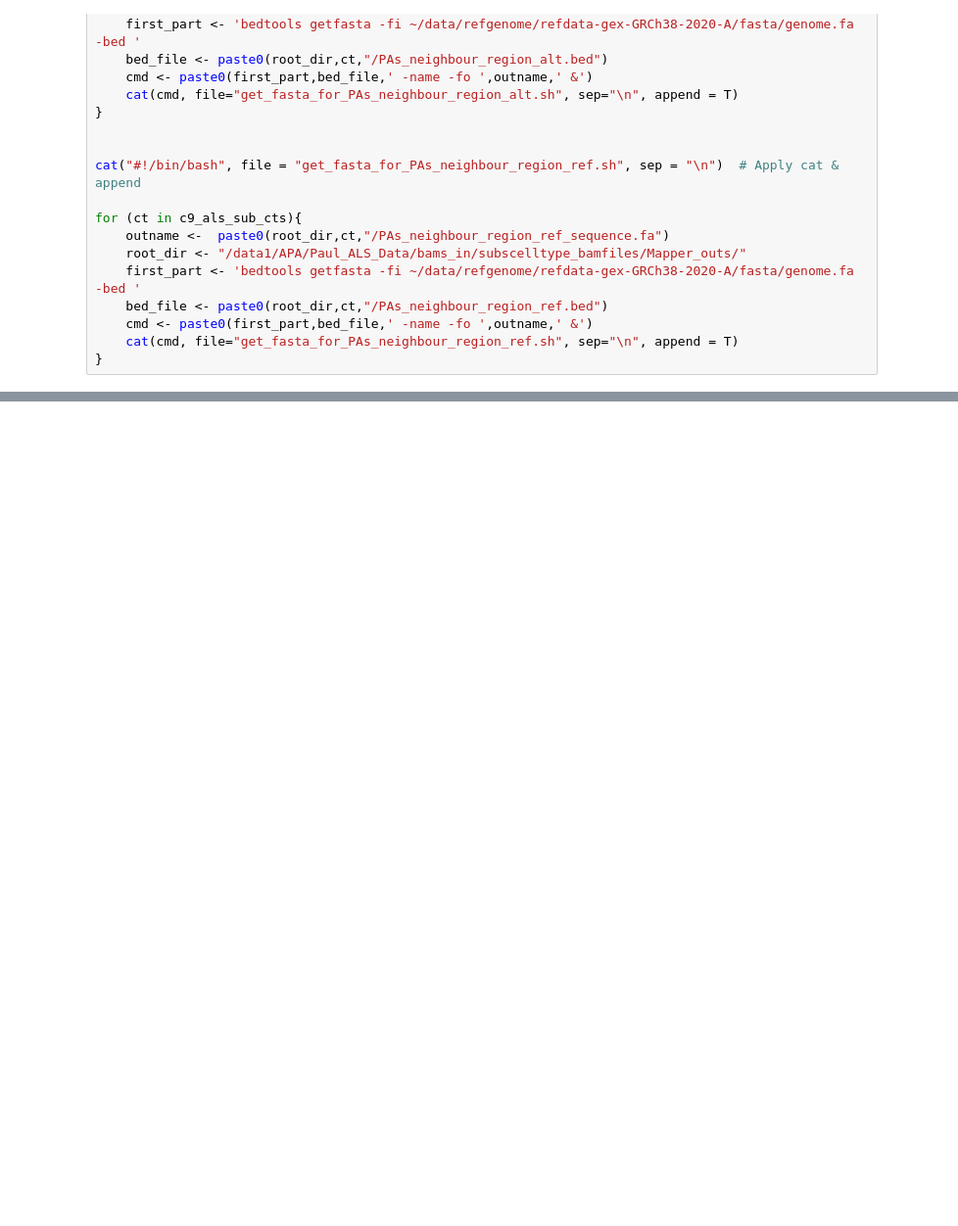
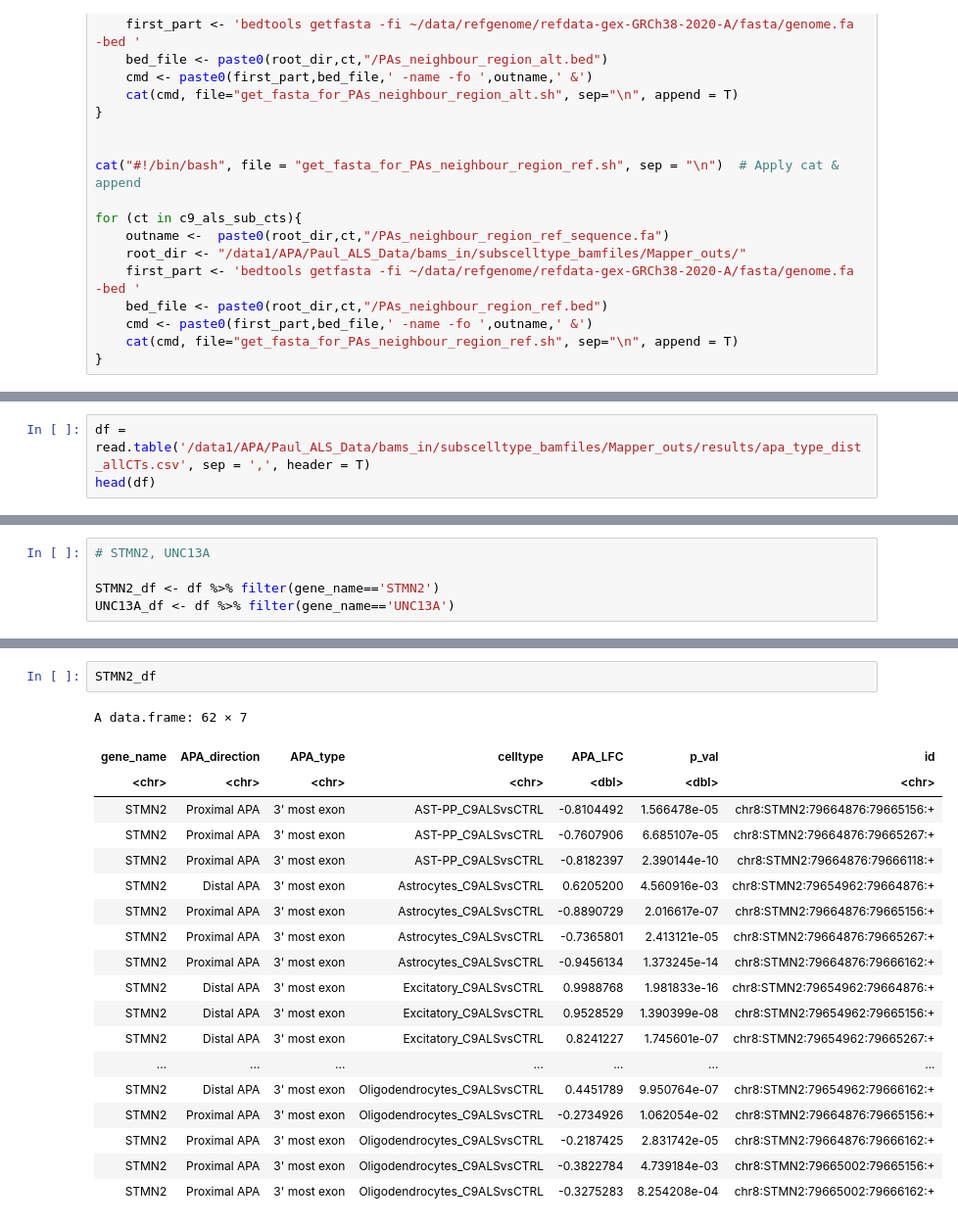
Before and after one commit to AidenSb/APA, a Jupyter notebook: For_DL_model/add_PAS_counts_clean.ipynb, the cells around one changed output, grey strips where cells are left out. Shown at 98% size. Saved outputs shown, nothing was run; the diff lists cells and outputs as text; blank space fills up the shorter version.

```diff
--- a/For_DL_model/add_PAS_counts_clean.ipynb
+++ b/For_DL_model/add_PAS_counts_clean.ipynb
@@ -833,0 +842,3 @@ for (ct in c9_als_sub_cts){
+# %%
+df = read.table('/data1/APA/Paul_ALS_Data/bams_in/subscelltype_bamfiles/Mapper_outs/results/apa_type_dist_allCTs.csv', sep = ',', header = T)
+head(df)
@@ -833,0 +855,5 @@ for (ct in c9_als_sub_cts){
+# %%
+# STMN2, UNC13A
+
+STMN2_df <- df %>% filter(gene_name=='STMN2')
+UNC13A_df <- df %>% filter(gene_name=='UNC13A')
@@ -833,0 +884,22 @@ for (ct in c9_als_sub_cts){
+# %%
+STMN2_df
+# %% [output]
+A data.frame: 62 × 7
+| gene_name | APA_direction | APA_type | celltype | APA_LFC | p_val | id |
+| <chr> | <chr> | <chr> | <chr> | <dbl> | <dbl> | <chr> |
+| STMN2 | Proximal APA | 3' most exon | AST-PP_C9ALSvsCTRL | -0.8104492 | 1.566478e-05 | chr8:STMN2:79664876:79665156:+ |
+| STMN2 | Proximal APA | 3' most exon | AST-PP_C9ALSvsCTRL | -0.7607906 | 6.685107e-05 | chr8:STMN2:79664876:79665267:+ |
+| STMN2 | Proximal APA | 3' most exon | AST-PP_C9ALSvsCTRL | -0.8182397 | 2.390144e-10 | chr8:STMN2:79664876:79666118:+ |
+| STMN2 | Distal APA | 3' most exon | Astrocytes_C9ALSvsCTRL | 0.6205200 | 4.560916e-03 | chr8:STMN2:79654962:79664876:+ |
+| STMN2 | Proximal APA | 3' most exon | Astrocytes_C9ALSvsCTRL | -0.8890729 | 2.016617e-07 | chr8:STMN2:79664876:79665156:+ |
+| STMN2 | Proximal APA | 3' most exon | Astrocytes_C9ALSvsCTRL | -0.7365801 | 2.413121e-05 | chr8:STMN2:79664876:79665267:+ |
+| STMN2 | Proximal APA | 3' most exon | Astrocytes_C9ALSvsCTRL | -0.9456134 | 1.373245e-14 | chr8:STMN2:79664876:79666162:+ |
+| STMN2 | Distal APA | 3' most exon | Excitatory_C9ALSvsCTRL | 0.9988768 | 1.981833e-16 | chr8:STMN2:79654962:79664876:+ |
+| STMN2 | Distal APA | 3' most exon | Excitatory_C9ALSvsCTRL | 0.9528529 | 1.390399e-08 | chr8:STMN2:79654962:79665156:+ |
+| STMN2 | Distal APA | 3' most exon | Excitatory_C9ALSvsCTRL | 0.8241227 | 1.745601e-07 | chr8:STMN2:79654962:79665267:+ |
+| ... | ... | ... | ... | ... | ... | ... |
+| STMN2 | Distal APA | 3' most exon | Oligodendrocytes_C9ALSvsCTRL | 0.4451789 | 9.950764e-07 | chr8:STMN2:79654962:79666162:+ |
+| STMN2 | Proximal APA | 3' most exon | Oligodendrocytes_C9ALSvsCTRL | -0.2734926 | 1.062054e-02 | chr8:STMN2:79664876:79665156:+ |
+| STMN2 | Proximal APA | 3' most exon | Oligodendrocytes_C9ALSvsCTRL | -0.2187425 | 2.831742e-05 | chr8:STMN2:79664876:79666162:+ |
+| STMN2 | Proximal APA | 3' most exon | Oligodendrocytes_C9ALSvsCTRL | -0.3822784 | 4.739184e-03 | chr8:STMN2:79665002:79665156:+ |
+| STMN2 | Proximal APA | 3' most exon | Oligodendrocytes_C9ALSvsCTRL | -0.3275283 | 8.254208e-04 | chr8:STMN2:79665002:79666162:+ |
```
Also changed, not shown: parts of 8 cells of this notebook, 3 other files.
